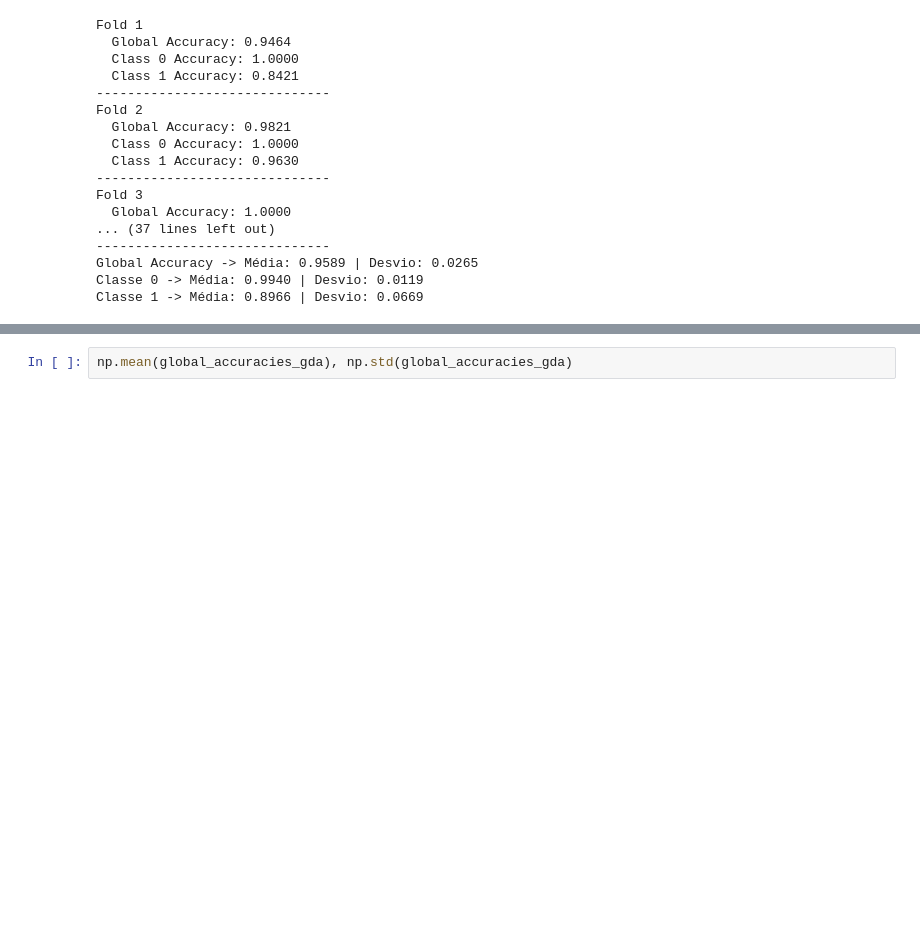
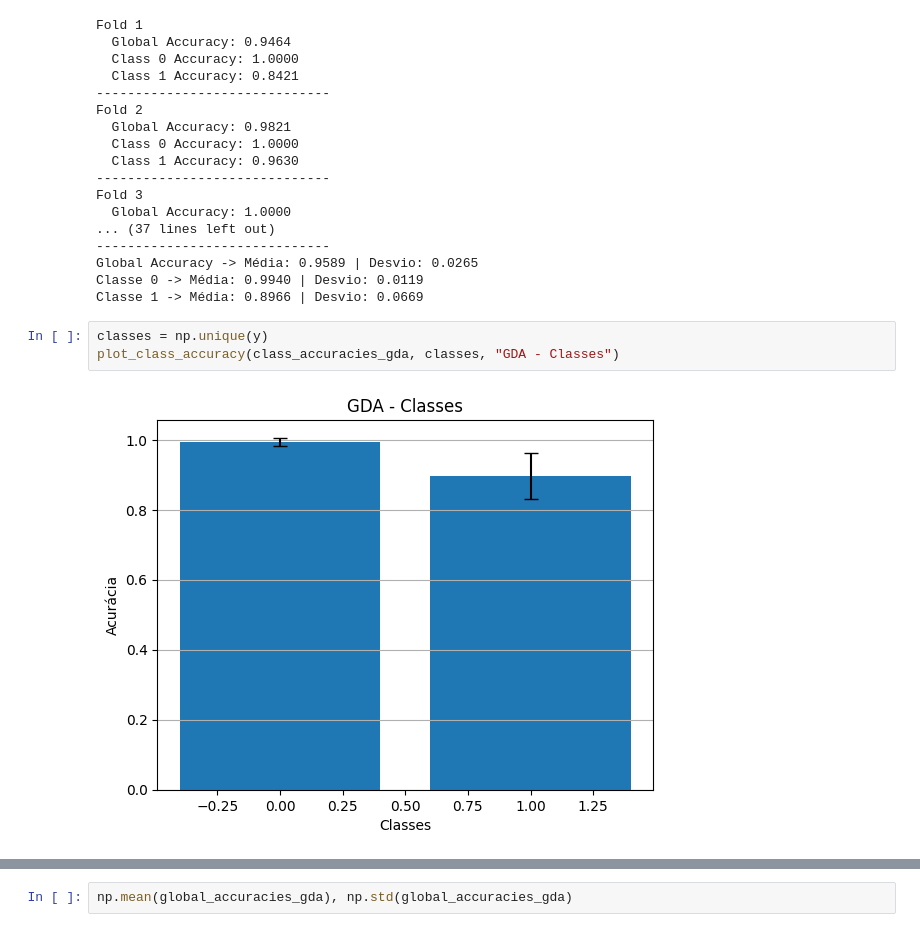
Before and after one commit to Francisco-Paulino-Arruda-Filho/Aprendizagem-de-maquina, a Jupyter notebook: lista_02_ama/lista.ipynb, the cells around one changed output, grey strips where cells are left out. Drawn from its saved outputs; the diff is of its cells as text; blank space fills up the shorter version.

```diff
--- a/lista_02_ama/lista.ipynb
+++ b/lista_02_ama/lista.ipynb
@@ -305,3 +351,8 @@ Fold 3
 Global Accuracy -> Média: 0.9589 | Desvio: 0.0265
 Classe 0 -> Média: 0.9940 | Desvio: 0.0119
 Classe 1 -> Média: 0.8966 | Desvio: 0.0669
+# %%
+classes = np.unique(y)
+plot_class_accuracy(class_accuracies_gda, classes, "GDA - Classes")
+# %% [output]
+[figure, added]
```
Also changed, not shown: parts of 25 cells of this notebook.
